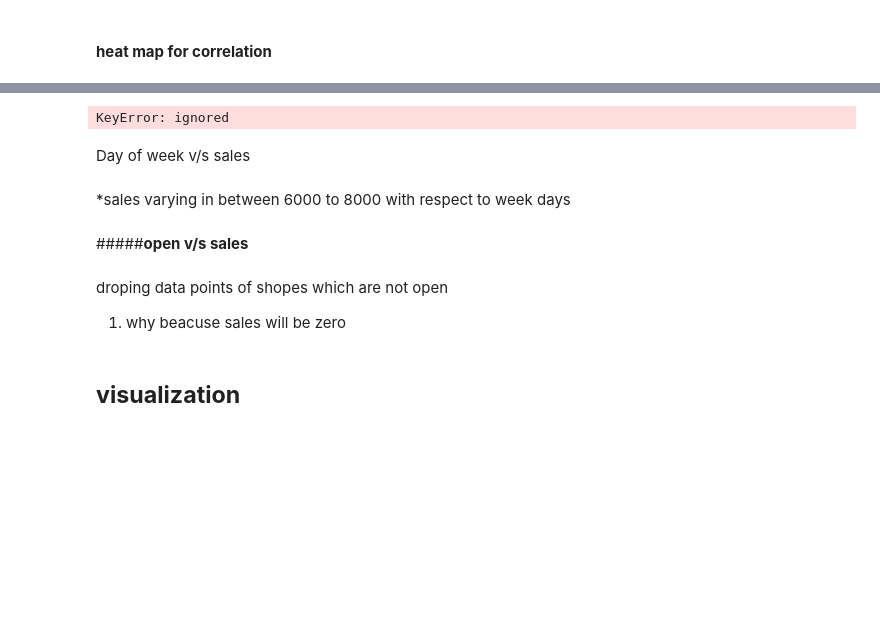
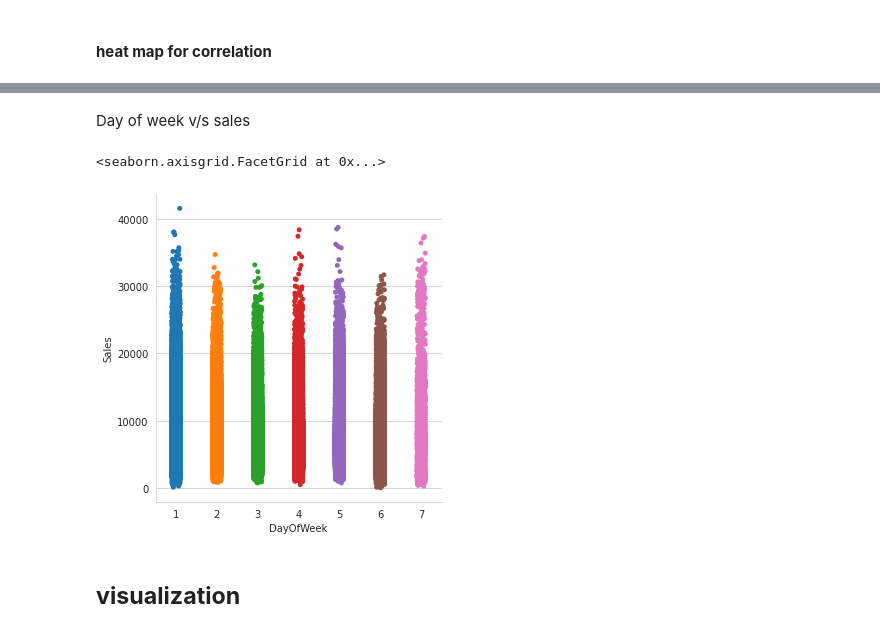
Before and after one commit to amalmon/RETAIL-SALES-PREDICTION, a Jupyter notebook: AMAL_Rossmann_Sales_Prediction_Capstone_Project.ipynb, the cells around one changed output, grey strips where cells are left out. Drawn from its saved outputs; the diff is of its cells as text; code cells hidden in the pictures; blank space fills up the shorter version.

```diff
--- a/AMAL_Rossmann_Sales_Prediction_Capstone_Project.ipynb
+++ b/AMAL_Rossmann_Sales_Prediction_Capstone_Project.ipynb
@@ -344,7 +333,0 @@ sns.heatmap(df.corr(),annot=True)
-# %%
-del final_df['Promo2_since_date']
-del final_df['Promo2SinceWeek']
-del final_df['Promo2SinceYear']
-del final_df['promo2month']
-# %% [output]
-KeyError: ignored
@@ -355,4 +335,7 @@ sns.heatmap(final_df.corr(),annot=True)
 Day of week v/s sales
 # %%
 #catplot
-sns.catplot(data=final_df,x='DayOfWeek',y='Sales')
+sns.catplot(data=df,x='DayOfWeek',y='Sales')
+# %% [output]
+<seaborn.axisgrid.FacetGrid at 0x...>
+[figure, added]
@@ -362,4 +341,0 @@ bplt1=final_df.groupby(['DayOfWeek'])['Sales'].mean().plot.bar(figsize=(10,8))
-# %% [markdown]
-*sales varying in between 6000 to 8000 with respect to week days
-# %% [markdown]
-#####**open v/s sales**
@@ -373,4 +341,0 @@ sns.countplot(x=final_df['Open'])
-# %% [markdown]
-droping data points of shopes which are not open
-
-1.   why beacuse sales will be zero
```
Also changed, not shown: parts of 52 cells of this notebook.
